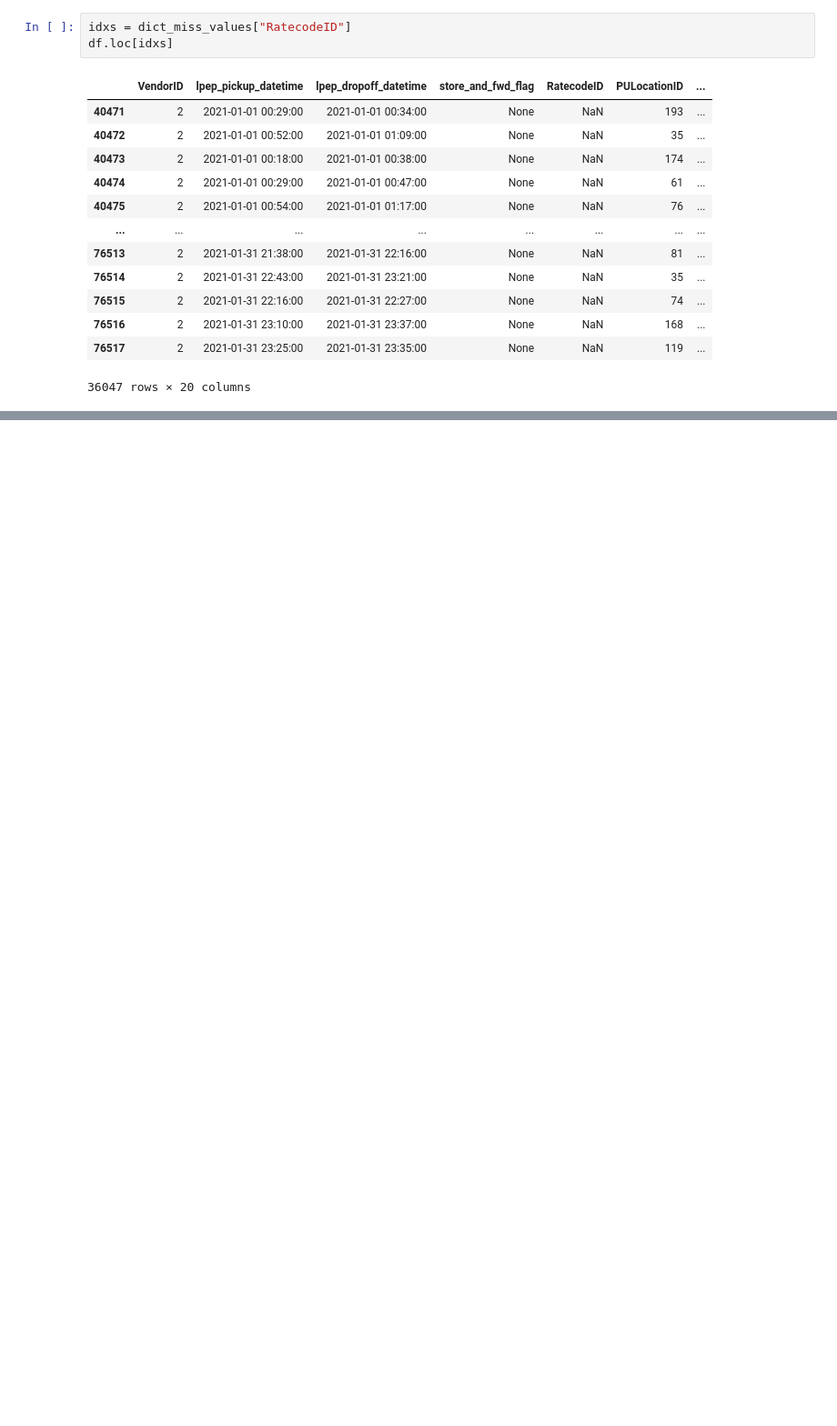
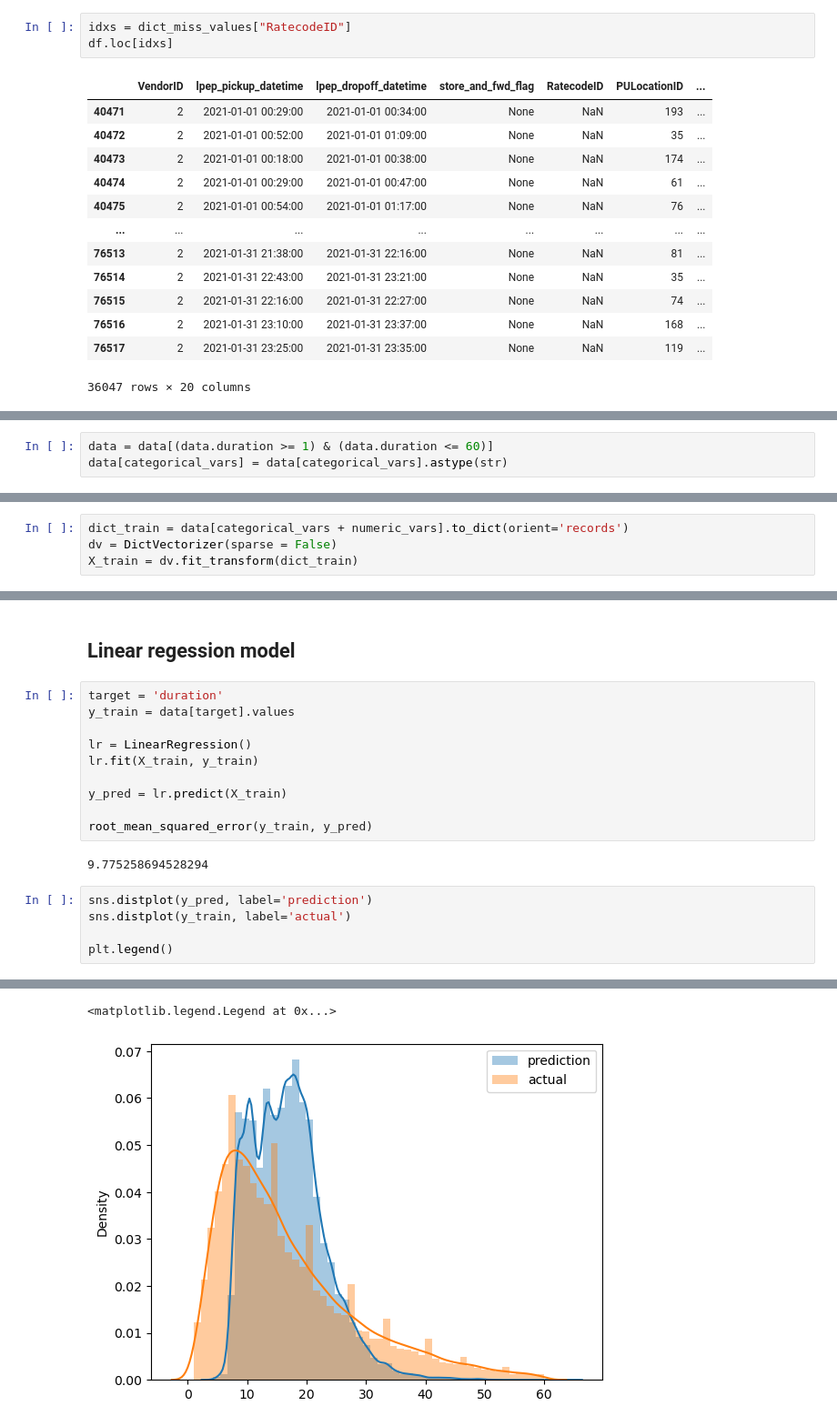
Before and after one commit to scapponi21/NYTraffic, a Jupyter notebook: Traffic.ipynb, the cells around one changed output, grey strips where cells are left out. Shown at 91% size. Drawn from its saved outputs; the diff is of its cells as text; blank space fills up the shorter version.

Commit message:
Trainig

```diff
--- a/Traffic.ipynb
+++ b/Traffic.ipynb
@@ -63,0 +203,3 @@ df.loc[idxs]
+# %%
+data = data[(data.duration >= 1) & (data.duration <= 60)]
+data[categorical_vars] = data[categorical_vars].astype(str)
@@ -63,0 +214,4 @@ df.loc[idxs]
+# %%
+dict_train = data[categorical_vars + numeric_vars].to_dict(orient='records')
+dv = DictVectorizer(sparse = False)
+X_train = dv.fit_transform(dict_train)
@@ -63,0 +229,20 @@ df.loc[idxs]
+# %% [markdown]
+## Linear regession model
+# %%
+target = 'duration'
+y_train = data[target].values
+
+lr = LinearRegression()
+lr.fit(X_train, y_train)
+
+y_pred = lr.predict(X_train)
+
+root_mean_squared_error(y_train, y_pred)
+# %% [output]
+9.775258694528294
+# %%
+sns.distplot(y_pred, label='prediction')
+sns.distplot(y_train, label='actual')
+
+plt.legend()
+# %% [output]
@@ -63,0 +268,2 @@ df.loc[idxs]
+<matplotlib.legend.Legend at 0x...>
+[figure, added]
```
Also changed, not shown: parts of 23 cells of this notebook.
